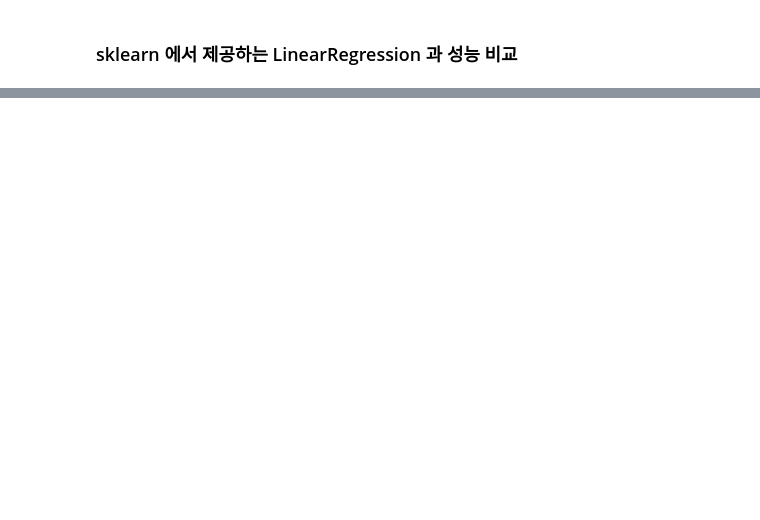
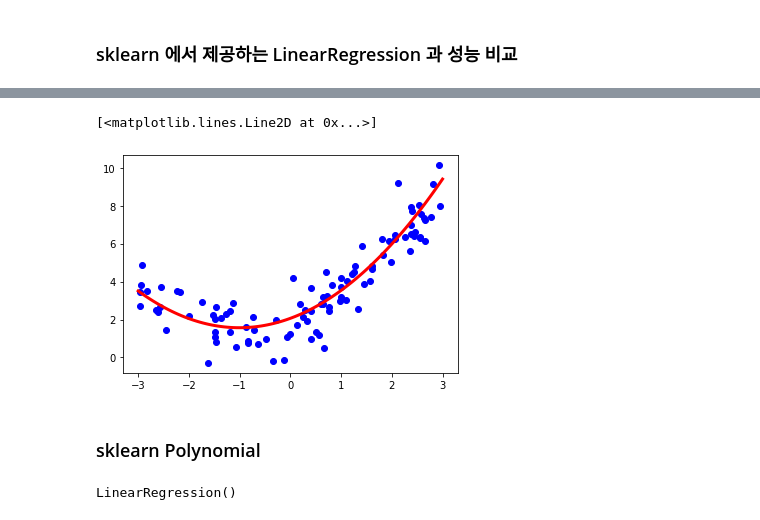
Before and after one commit to SimplePro/PcmLinearRegression, a Jupyter notebook: CustomML/test.ipynb, the cells around one changed output, grey strips where cells are left out. Drawn from its saved outputs; the diff is of its cells as text; code cells hidden in the pictures; blank space fills up the shorter version.

```diff
--- a/CustomML/test.ipynb
+++ b/CustomML/test.ipynb
@@ -263,0 +269,8 @@ pimDegree2.evaluation_graph(X, y)
+# %%
+plt.scatter(X, y, color="blue")
+plt.plot(np.linspace(-3, 3, 100), pimDegree2.predict(np.linspace(-3, 3, 100)), color="red", linewidth="3.0")
+# %% [output]
+[<matplotlib.lines.Line2D at 0x...>]
+[figure, added]
+# %% [markdown]
+### sklearn Polynomial
@@ -263,0 +282,5 @@ pimDegree2.evaluation_graph(X, y)
+# %%
+lr_model = LinearRegression()
+lr_model.fit(X_poly, y.reshape(-1, 1))
+# %% [output]
+LinearRegression()
```
Also changed, not shown: parts of 27 cells of this notebook.
